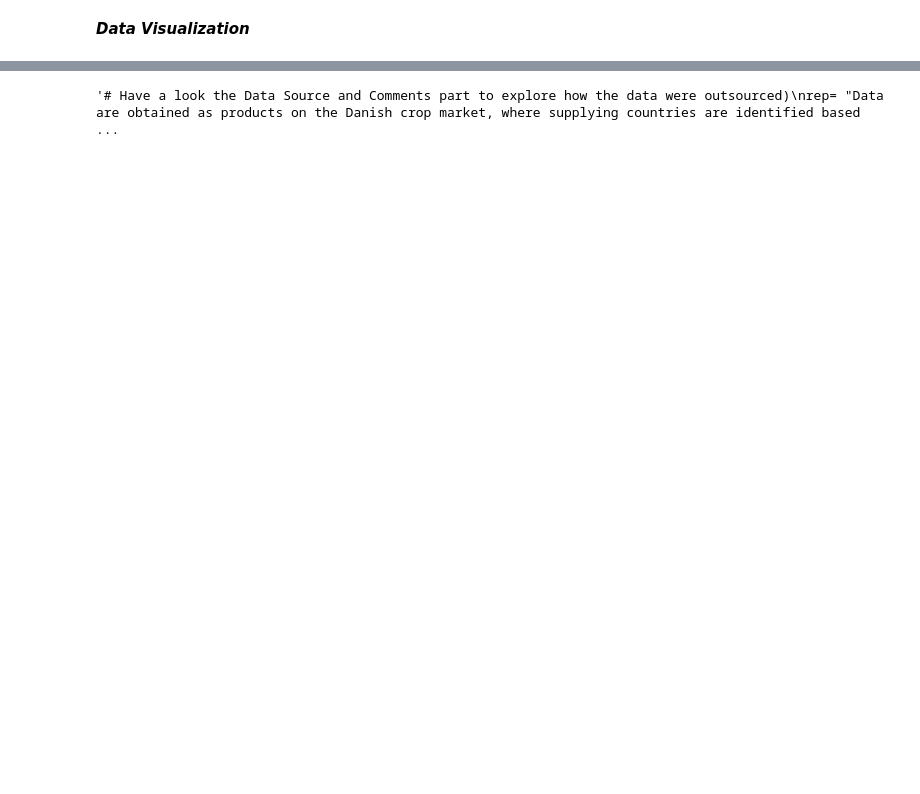
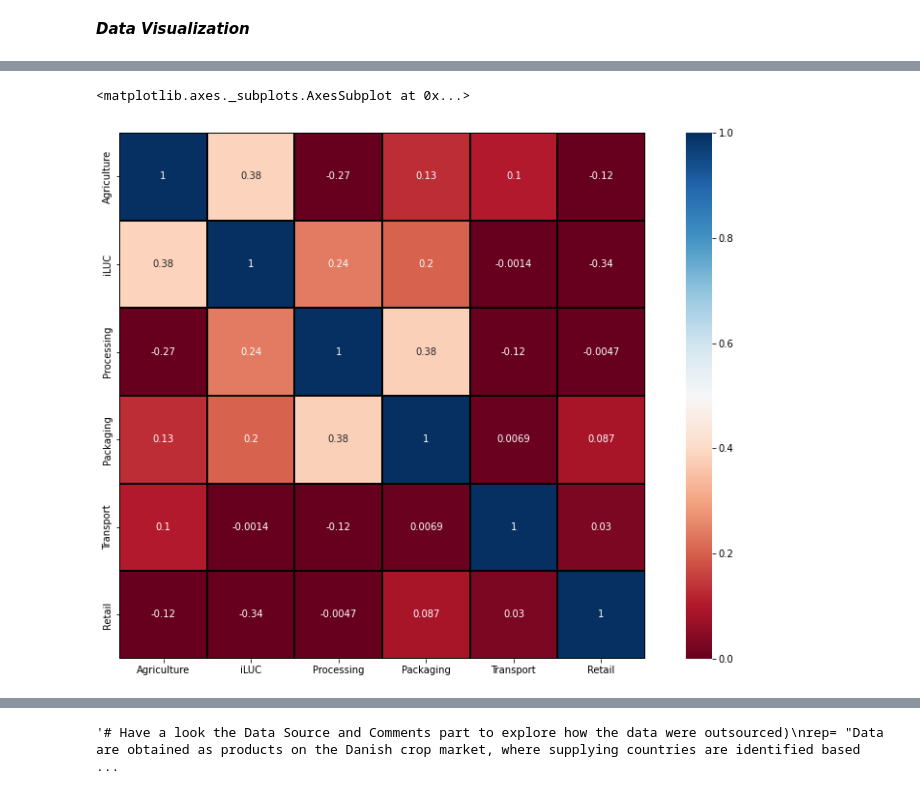
Before and after one commit to mrchapagain/FoodClimateAnalytics, a Jupyter notebook: ConcitoClimateAnalytics.ipynb, the cells around one changed output, grey strips where cells are left out. Cells and saved outputs as stored; diff of their text form; code cells hidden in the pictures; blank space fills up the shorter version.

```diff
--- a/ConcitoClimateAnalytics.ipynb
+++ b/ConcitoClimateAnalytics.ipynb
@@ -245,2 +278,11 @@ Name: Agriculture, Length: 500, dtype: float64
+# %%
+col= selected_data[['Category_en', 'Agriculture', 'iLUC', 'Processing',	'Packaging',	'Transport',	'Retail']]
+corr= col.corr(method="spearman")
+corr
+plt.figure(figsize=(15, 10))
+sns.heatmap(corr, vmin=0, vmax=1, cmap= "RdBu", linewidths=1, square= True, annot= True, linecolor="black")
+# %% [output]
+<matplotlib.axes._subplots.AxesSubplot at 0x...>
+[figure, added]
 # %%
 # Stacked bar plot
```
Also changed, not shown: parts of 15 cells of this notebook.
